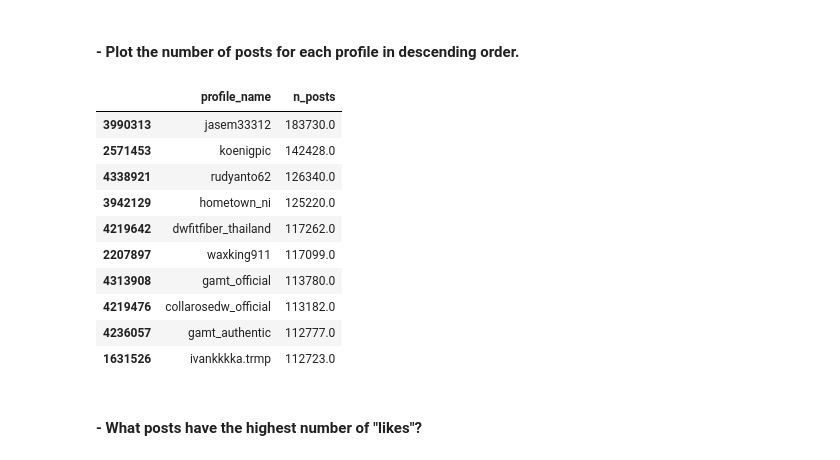
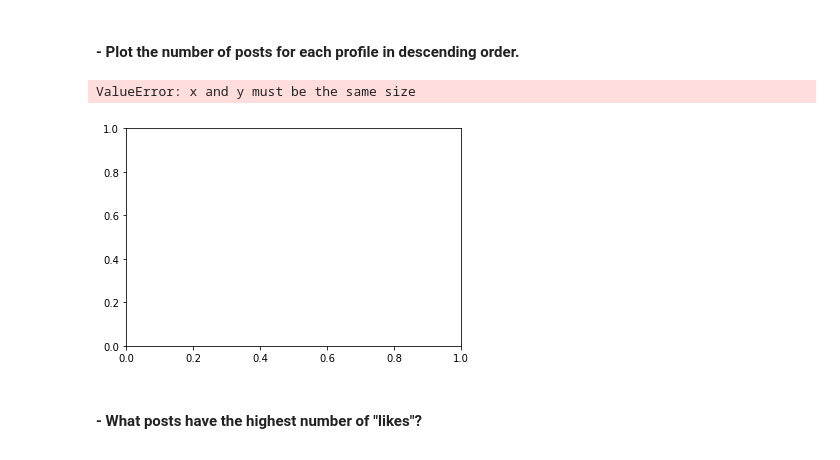
Before and after one commit to Vah1d/ADM-HW2, a Jupyter notebook: HW2.ipynb, the cells around one changed output. Saved outputs shown, nothing was run; the diff lists cells and outputs as text; code cells hidden in the pictures.

```diff
--- a/HW2.ipynb
+++ b/HW2.ipynb
@@ -10,12 +3,16 @@ Mounted at /content/drive
 # %% [markdown]
 ## [RQ1] After collecting information, the Data Scientists have to know what dataset they are dealing with, so let's start with an Exploratory Data Analysis (EDA). What can you say about our datasets? Please summarise its main characteristics with visual and tabular methods.
+# %%
+INSTAGRAM_PROFILE_PATH = 'data/instagram_profiles.csv.zip'
+INSTAGRAM_POSTS_PATH = 'data/instagram_posts.csv.zip'
+INSTAGRAM_LOCATIONS_PATH = 'data/instagram_locations.csv.zip'
 # %%
 import pandas as pd
 from matplotlib import pyplot as plt
 import numpy as np
 from tqdm import tqdm
 # %%
-data_profiles = pd.read_csv('/content/drive/MyDrive/ADM/instagram_profiles.csv.zip', delimiter='\t')
+data_profiles = pd.read_csv(INSTAGRAM_PROFILE_PATH, delimiter='\t')
 # %%
 data_profiles.isna().sum()
 # %% [output]
@@ -56,19 +53,13 @@ dtype: int64
 # %%
 post_sort = data_profiles.sort_values(by = 'n_posts', ascending = False)
 confronto_prof = post_sort[['profile_name','n_posts']]
 confronto_prof.head(10)
+
+plt.scatter(post_sort[['n_posts']],len(post_sort[['profile_name']]))
+plt.show()
 # %% [output]
-|  | profile_name | n_posts |
-| 3990313 | jasem33312 | 183730.0 |
-| 2571453 | koenigpic | 142428.0 |
-| 4338921 | rudyanto62 | 126340.0 |
-| 3942129 | hometown_ni | 125220.0 |
-| 4219642 | dwfitfiber_thailand | 117262.0 |
-| 2207897 | waxking911 | 117099.0 |
-| 4313908 | gamt_official | 113780.0 |
-| 4219476 | collarosedw_official | 113182.0 |
-| 4236057 | gamt_authentic | 112777.0 |
-| 1631526 | ivankkkka.trmp | 112723.0 |
+ValueError: x and y must be the same size
+[figure, added]
 # %% [markdown]
 #### - What posts have the highest number of "likes"?
 # %%
```
Also changed, not shown: parts of 3 cells of this notebook, 1 other file.
